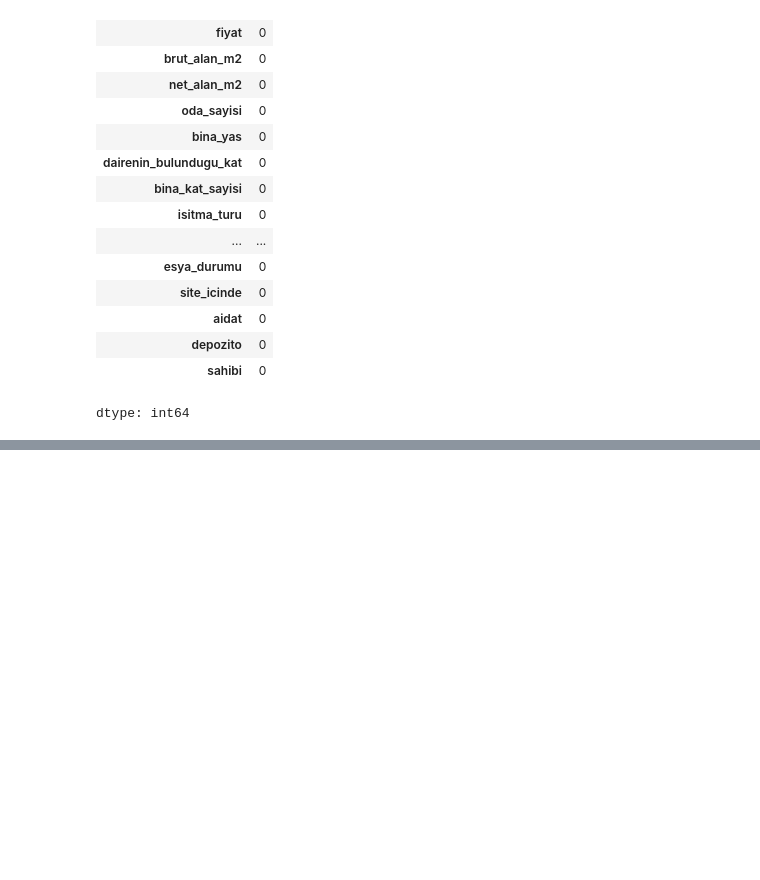
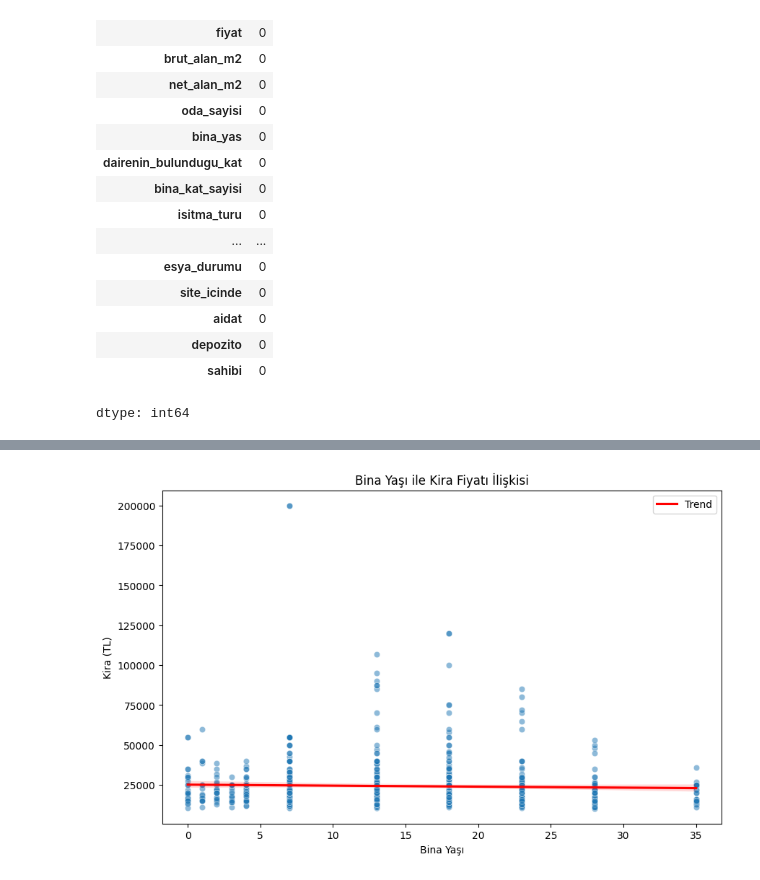
Before and after one commit to ertecino/Algoritma-Binary-Search-Tree, a Jupyter notebook: gayrimenkul_kira_tahmin.ipynb, the cells around one changed output, grey strips where cells are left out. Saved outputs shown, nothing was run; the diff lists cells and outputs as text; code cells hidden in the pictures; blank space fills up the shorter version.

```diff
--- a/gayrimenkul_kira_tahmin.ipynb
+++ b/gayrimenkul_kira_tahmin.ipynb
@@ -129,0 +223,14 @@ np.int64(632)
+# %%
+# Yeni binalar gerçekten daha pahalı mı?
+
+plt.figure(figsize=(10,6))
+sns.scatterplot(data=df, x="bina_yasi", y="fiyat", alpha=0.5)
+sns.regplot(data=df, x="bina_yasi", y="fiyat", scatter=False, color="red", label="Trend")
+
+plt.title("Bina Yaşı ile Kira Fiyatı İlişkisi")
+plt.xlabel("Bina Yaşı")
+plt.ylabel("Kira (TL)")
+plt.legend()
+plt.show()
+# %% [output]
+[figure, added]
```
Also changed, not shown: parts of 22 cells of this notebook.
